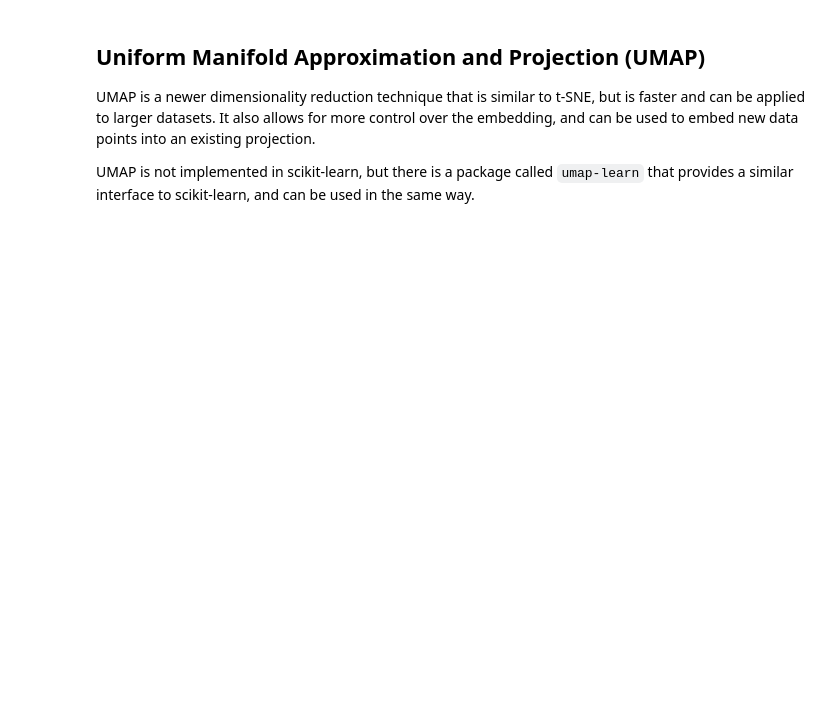
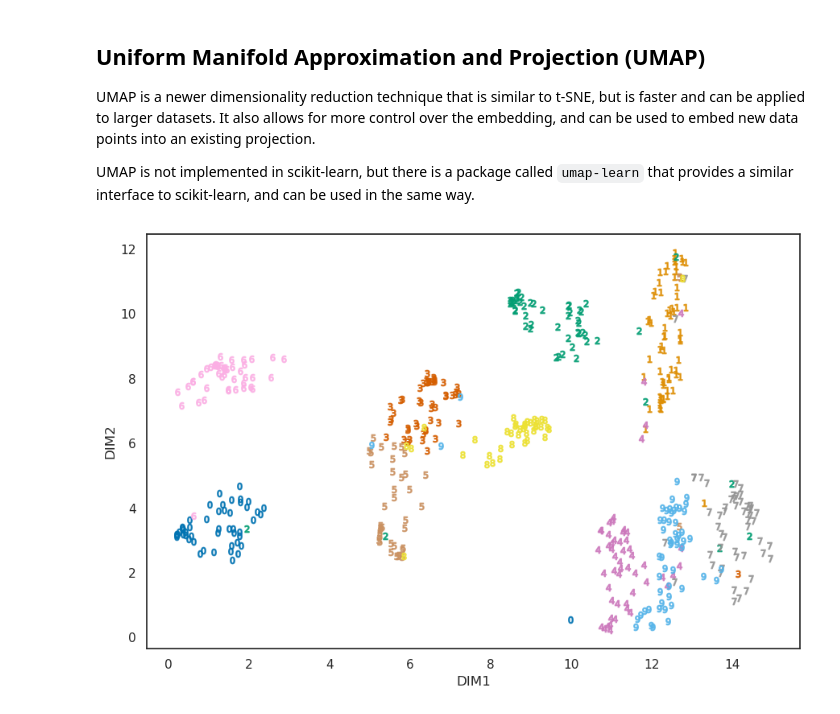
Before and after one commit to hubertrybka/pum-24, a Jupyter notebook: lab4-2.ipynb, the cells around one changed output. Cells and saved outputs as stored; diff of their text form; code cells hidden in the pictures; blank space fills up the shorter version.

```diff
--- a/lab4-2.ipynb
+++ b/lab4-2.ipynb
@@ -155,13 +207,15 @@ UMAP is not implemented in scikit-learn, but there is a package called `umap-lea
 # %%
 import umap
 
 train_X_sample = train_X[:10000] # take a subset of the data to speed up the computation
 
-umap_model = umap.UMAP(n_components=2, random_state=42)
+umap_model = umap.UMAP(n_components=2, random_state=42, n_neighbors=30, min_dist=0.1)
 train_X_umap = umap_model.fit_transform(train_X_sample)
 
 plot_df = pd.DataFrame(train_X_umap, columns=['DIM1', 'DIM2'])
 plot_df['label'] = train_y[:10000]
 
-sns.lmplot(data=plot_df.sample(1000), x='DIM1', y='DIM2', hue='label', fit_reg=False, legend=False, markers=markers, palette='colorblind', height=6, aspect=1.5)
+sns.lmplot(data=plot_df[:500], x='DIM1', y='DIM2', hue='label', fit_reg=False, legend=False, markers=markers, palette='colorblind', height=6, aspect=1.5)
 sns.despine(right=False, top=False)
+# %% [output]
+[figure, added]
```
Also changed, not shown: parts of 17 cells of this notebook, 4 other files.
